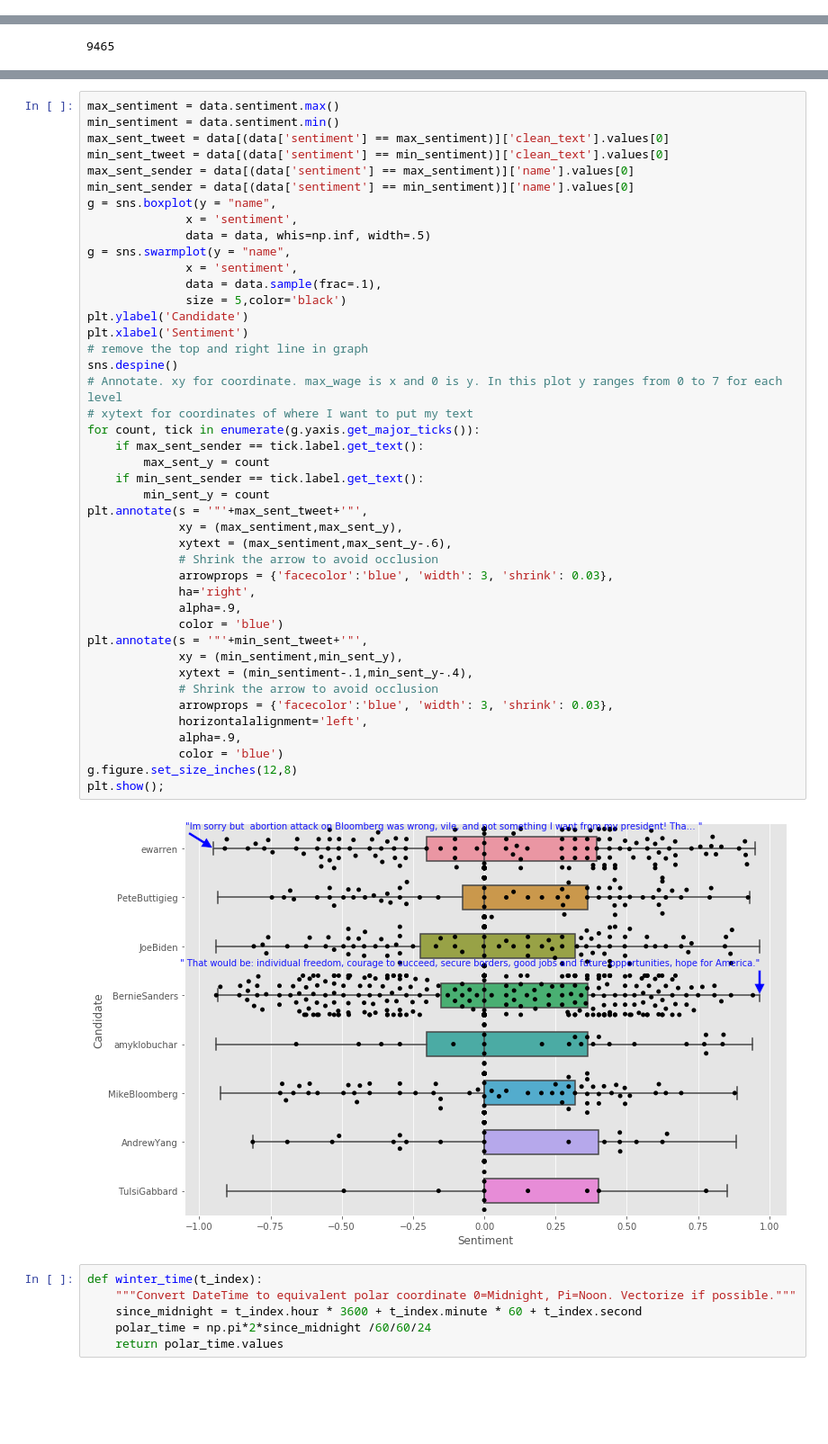
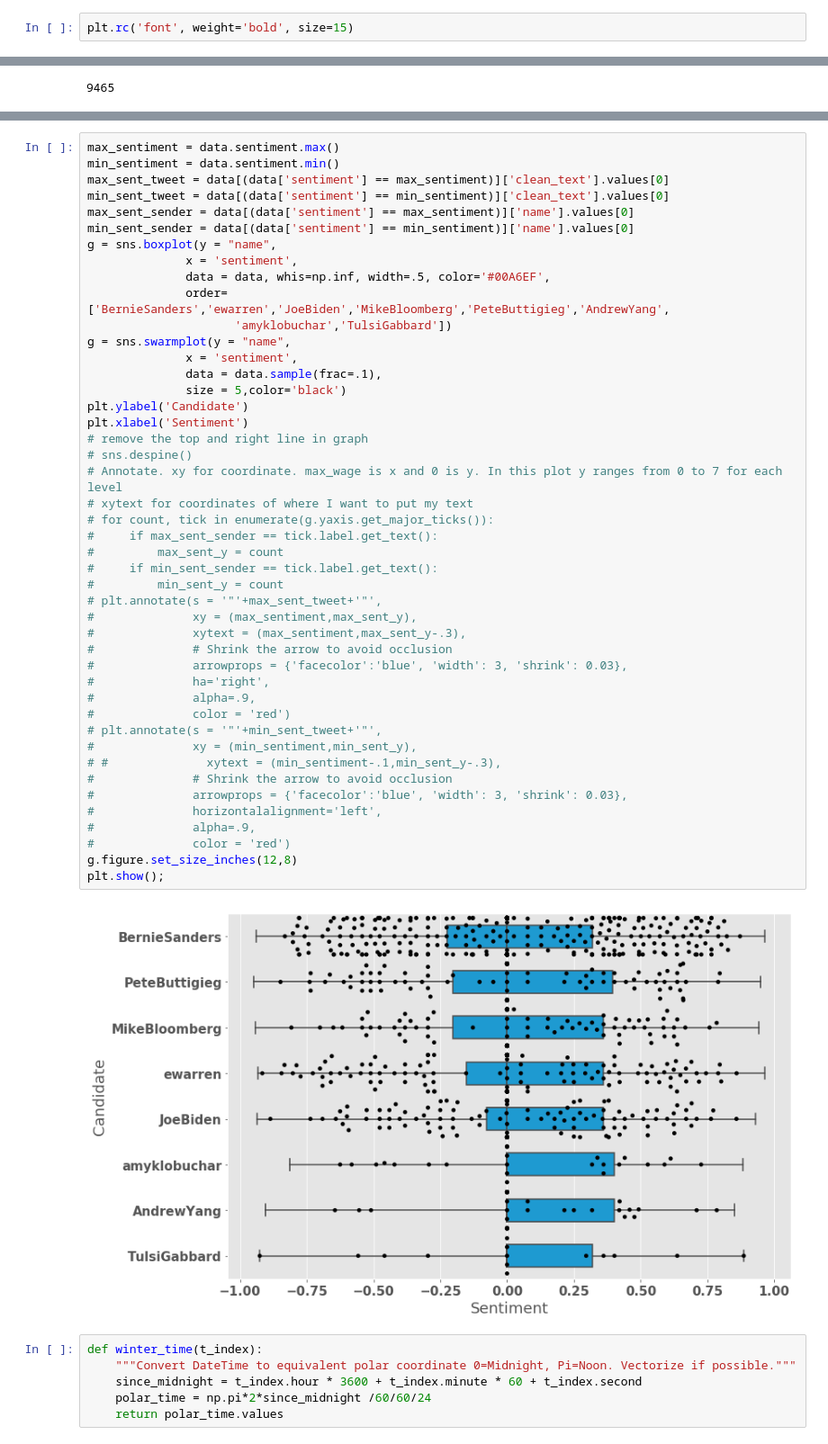
Before and after one commit to danjizquierdo/Sentimental, a Jupyter notebook: NLP_EDA.ipynb, the cells around one changed output, grey strips where cells are left out. Shown at 90% size. Cells and saved outputs as stored; diff of their text form; blank space fills up the shorter version.

```diff
--- a/NLP_EDA.ipynb
+++ b/NLP_EDA.ipynb
@@ -33,5 +33,7 @@ JoeBiden          80
 AndrewYang        36
 TulsiGabbard      21
 Name: name, dtype: int64
+# %%
+plt.rc('font', weight='bold', size=15)
 # %%
 plt.title('Count of Candidate Tweets')
@@ -150,48 +220,50 @@ len(data)
 # %%
 max_sentiment = data.sentiment.max()
 min_sentiment = data.sentiment.min()
 max_sent_tweet = data[(data['sentiment'] == max_sentiment)]['clean_text'].values[0]
 min_sent_tweet = data[(data['sentiment'] == min_sentiment)]['clean_text'].values[0]
 max_sent_sender = data[(data['sentiment'] == max_sentiment)]['name'].values[0]
 min_sent_sender = data[(data['sentiment'] == min_sentiment)]['name'].values[0]
 g = sns.boxplot(y = "name",
               x = 'sentiment',
-              data = data, whis=np.inf, width=.5)
+              data = data, whis=np.inf, width=.5, color='#00A6EF',
+              order=['BernieSanders','ewarren','JoeBiden','MikeBloomberg','PeteButtigieg','AndrewYang',
+                     'amyklobuchar','TulsiGabbard'])
 g = sns.swarmplot(y = "name",
               x = 'sentiment',
               data = data.sample(frac=.1),
               size = 5,color='black')
 plt.ylabel('Candidate')
 plt.xlabel('Sentiment')
 # remove the top and right line in graph
-sns.despine()
+# sns.despine()
 # Annotate. xy for coordinate. max_wage is x and 0 is y. In this plot y ranges from 0 to 7 for each level
 # xytext for coordinates of where I want to put my text
-for count, tick in enumerate(g.yaxis.get_major_ticks()):
-    if max_sent_sender == tick.label.get_text():
-        max_sent_y = count
-    if min_sent_sender == tick.label.get_text():
-        min_sent_y = count
-plt.annotate(s = '"'+max_sent_tweet+'"',
-             xy = (max_sentiment,max_sent_y),
-             xytext = (max_sentiment,max_sent_y-.6),
-             # Shrink the arrow to avoid occlusion
-             arrowprops = {'facecolor':'blue', 'width': 3, 'shrink': 0.03},
-             ha='right',
-             alpha=.9,
-             color = 'blue')
-plt.annotate(s = '"'+min_sent_tweet+'"',
-             xy = (min_sentiment,min_sent_y),
-             xytext = (min_sentiment-.1,min_sent_y-.4),
-             # Shrink the arrow to avoid occlusion
-             arrowprops = {'facecolor':'blue', 'width': 3, 'shrink': 0.03},
-             horizontalalignment='left',
-             alpha=.9,
-             color = 'blue')
+# for count, tick in enumerate(g.yaxis.get_major_ticks()):
+#     if max_sent_sender == tick.label.get_text():
+#         max_sent_y = count
+#     if min_sent_sender == tick.label.get_text():
+#         min_sent_y = count
+# plt.annotate(s = '"'+max_sent_tweet+'"',
+#              xy = (max_sentiment,max_sent_y),
+#              xytext = (max_sentiment,max_sent_y-.3),
+#              # Shrink the arrow to avoid occlusion
+#              arrowprops = {'facecolor':'blue', 'width': 3, 'shrink': 0.03},
+#              ha='right',
+#              alpha=.9,
+#              color = 'red')
+# plt.annotate(s = '"'+min_sent_tweet+'"',
+#              xy = (min_sentiment,min_sent_y),
+# #              xytext = (min_sentiment-.1,min_sent_y-.3),
+#              # Shrink the arrow to avoid occlusion
+#              arrowprops = {'facecolor':'blue', 'width': 3, 'shrink': 0.03},
+#              horizontalalignment='left',
+#              alpha=.9,
+#              color = 'red')
 g.figure.set_size_inches(12,8)
 plt.show();
 # %% [output]
-[figure, old version]
+[figure, new version]
 # %%
 def winter_time(t_index):
     """Convert DateTime to equivalent polar coordinate 0=Midnight, Pi=Noon. Vectorize if possible."""
```
Also changed, not shown: parts of 16 cells of this notebook, 13 other files.
